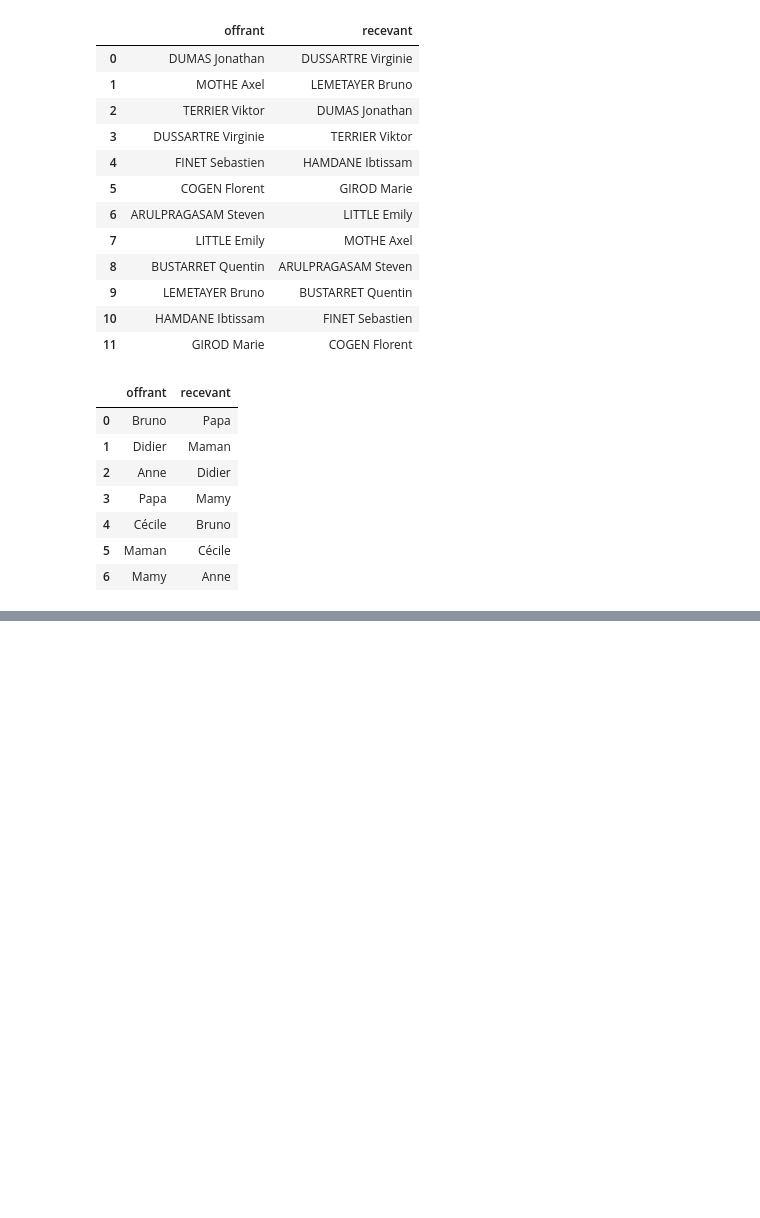
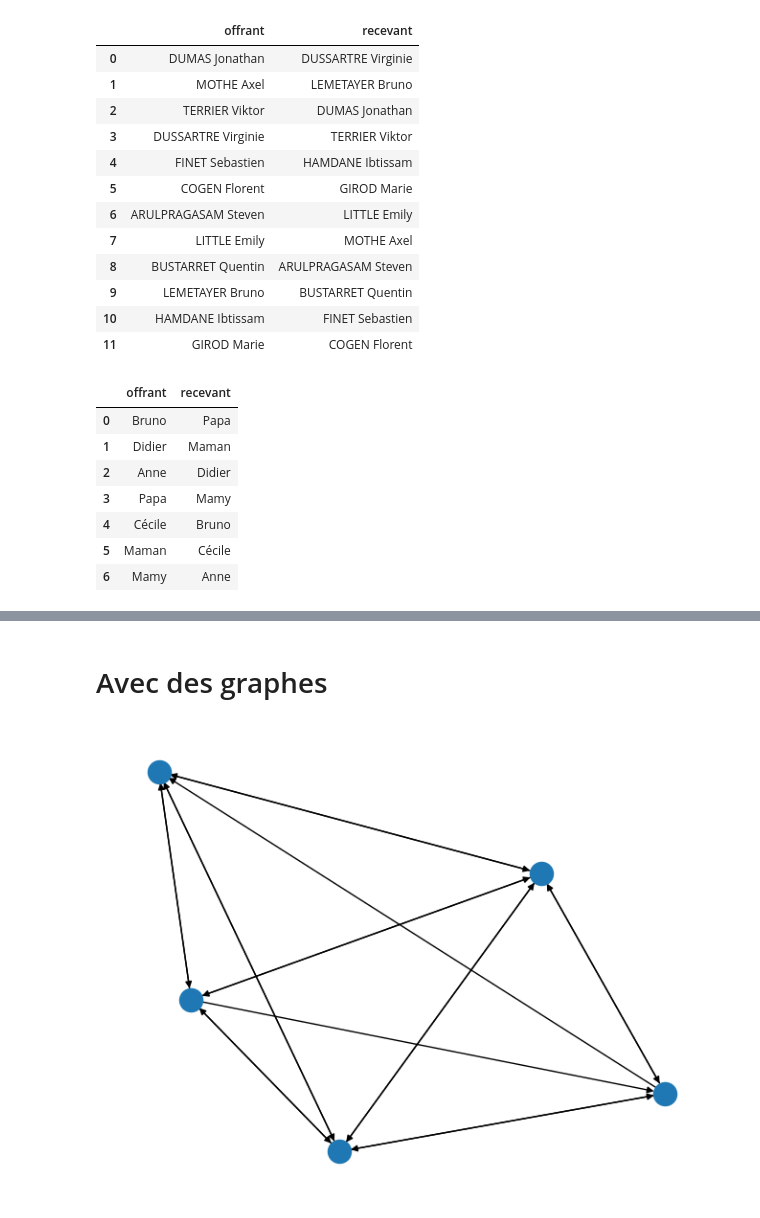
Before and after one commit to Elmetayer/divers, a Jupyter notebook: secret_santa.ipynb, the cells around one changed output, grey strips where cells are left out. Drawn from its saved outputs; the diff is of its cells as text; code cells hidden in the pictures; blank space fills up the shorter version.

Commit message:
Traitement par graphes

```diff
--- a/secret_santa.ipynb
+++ b/secret_santa.ipynb
@@ -92,3 +108,10 @@ pd.DataFrame(secret_santa_results, columns = ['offrant', 'recevant'])
 | 4 | Cécile | Bruno |
 | 5 | Maman | Cécile |
 | 6 | Mamy | Anne |
+# %%
+with open('config_exemple.json') as f:
+    config = json.load(f)
+liste_participants = pd.read_csv('participants_exemple.csv', header=None, names=['participants'])['participants'].to_list()
+
+secret_santa_results = secret_santa(liste_participants, config)
+pd.DataFrame(secret_santa_results, columns = ['offrant', 'recevant'])
@@ -94,0 +135,15 @@ pd.DataFrame(secret_santa_results, columns = ['offrant', 'recevant'])
+# %% [markdown]
+# Avec des graphes
+# %%
+exclusions = config['exclusions'].copy()
+edge_list = pd.DataFrame(
+    [(item[0], item[1]) for item in itertools.product(liste_participants, liste_participants) if item[0] != item[1] and [item[0], item[1]] not in exclusions],
+    columns = ['offrant', 'recevant'])
+G = nx.from_pandas_edgelist(
+    edge_list,
+    source = 'offrant',
+    target =  'recevant',
+    create_using = nx.DiGraph())
+nx.draw(G)
+# %% [output]
+[figure, added]
```
Also changed, not shown: parts of 6 cells of this notebook, 1 other file.
